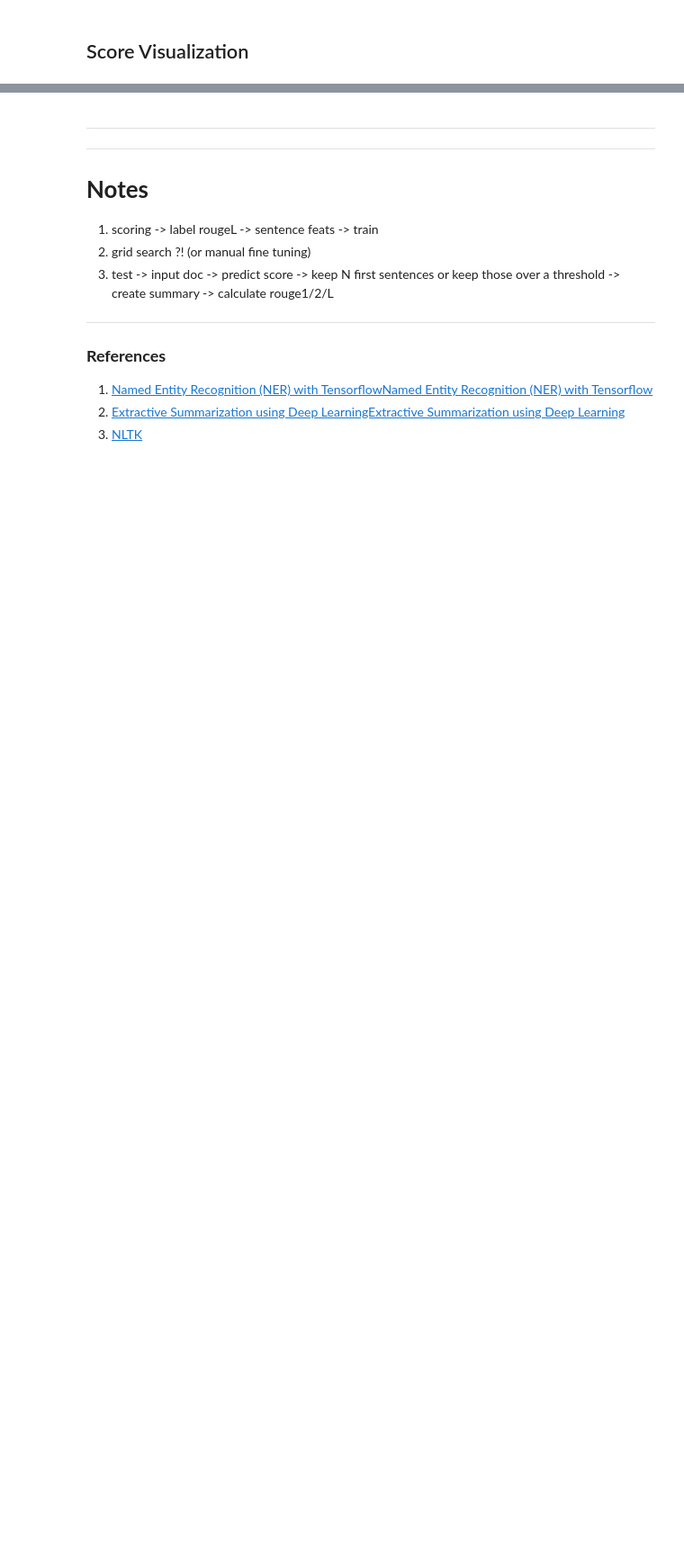
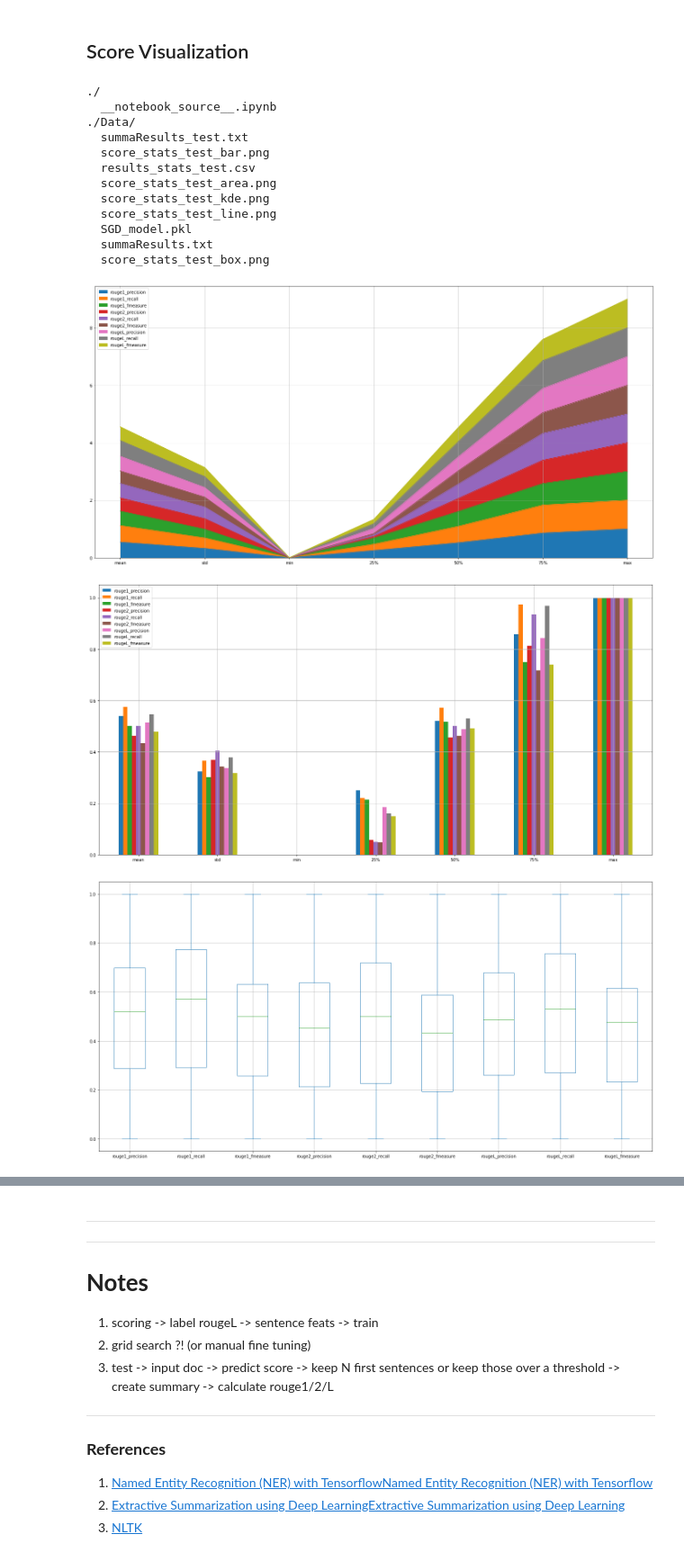
Before and after one commit to theatina/Extractive_Summarizer, a Jupyter notebook: m915-extrasummarizer.ipynb, the cells around one changed output, grey strips where cells are left out. Shown at 90% size. Cells and saved outputs as stored; diff of their text form; code cells hidden in the pictures; blank space fills up the shorter version.

Commit message:
Kaggle Notebook | M915_ExtraSummarizer | Version 71

```diff
--- a/m915-extrasummarizer.ipynb
+++ b/m915-extrasummarizer.ipynb
@@ -1124,7 +1124,27 @@ scores_to_plot
 # %%
 score_stats_plt=score_df.describe()
 scores_to_plot=score_stats_plt.iloc[1:,1:]
-kind="area"
-scores_to_plot.plot(kind=kind,figsize=(24,12), grid=True, rot=0)
-plt.savefig(os.path.join(data_dir,f"score_stats_{data_type}_{kind}.png"),dpi=300)
+data_dir="/kaggle/working/Data"
+
+plot_types=["area", "bar", "box", "kde", "line"]
+for kind in plot_types:
+    scores_to_plot.plot(kind=kind,figsize=(24,12), grid=True, rot=0)
+    plt.savefig(os.path.join(data_dir,f"score_stats_{data_type}_{kind}.png"),dpi=300)
+
 FileLinks(".")
+# %% [output]
+./
+  __notebook_source__.ipynb
+./Data/
+  summaResults_test.txt
+  score_stats_test_bar.png
+  results_stats_test.csv
+  score_stats_test_area.png
+  score_stats_test_kde.png
+  score_stats_test_line.png
+  SGD_model.pkl
+  summaResults.txt
+  score_stats_test_box.png
+[figure, added]
+[figure, added]
+[figure, added]
```
Also changed, not shown: parts of 1 cell of this notebook.
